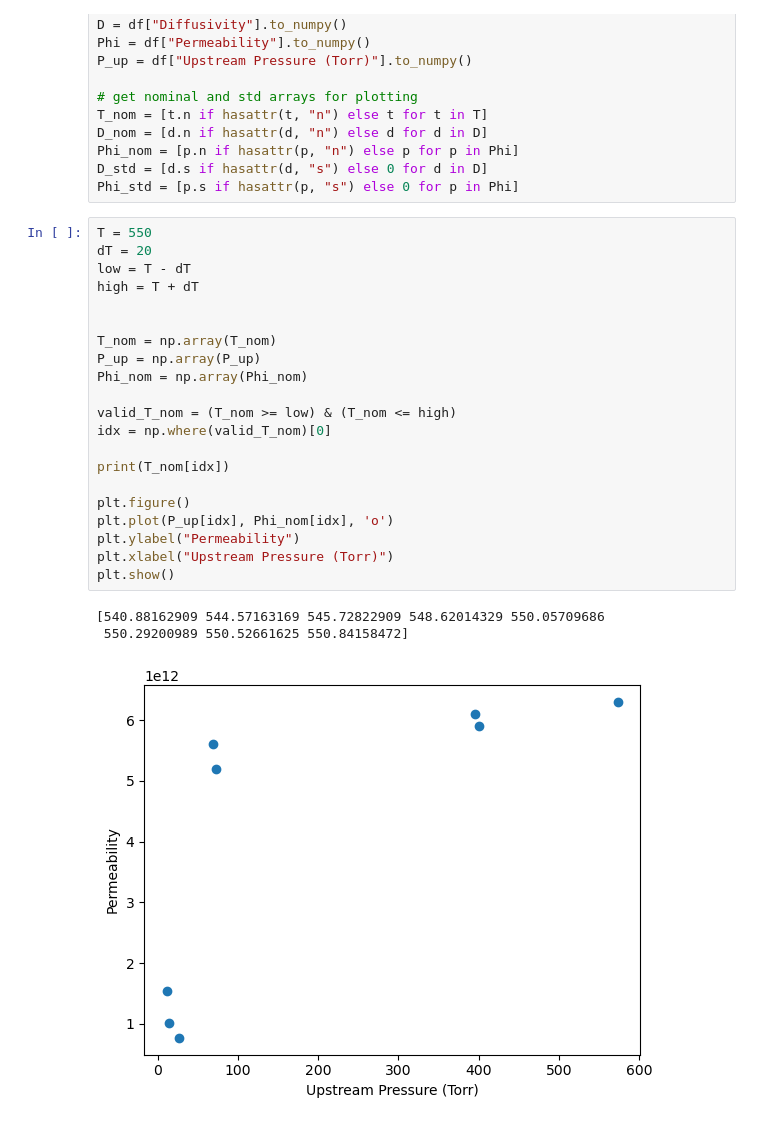
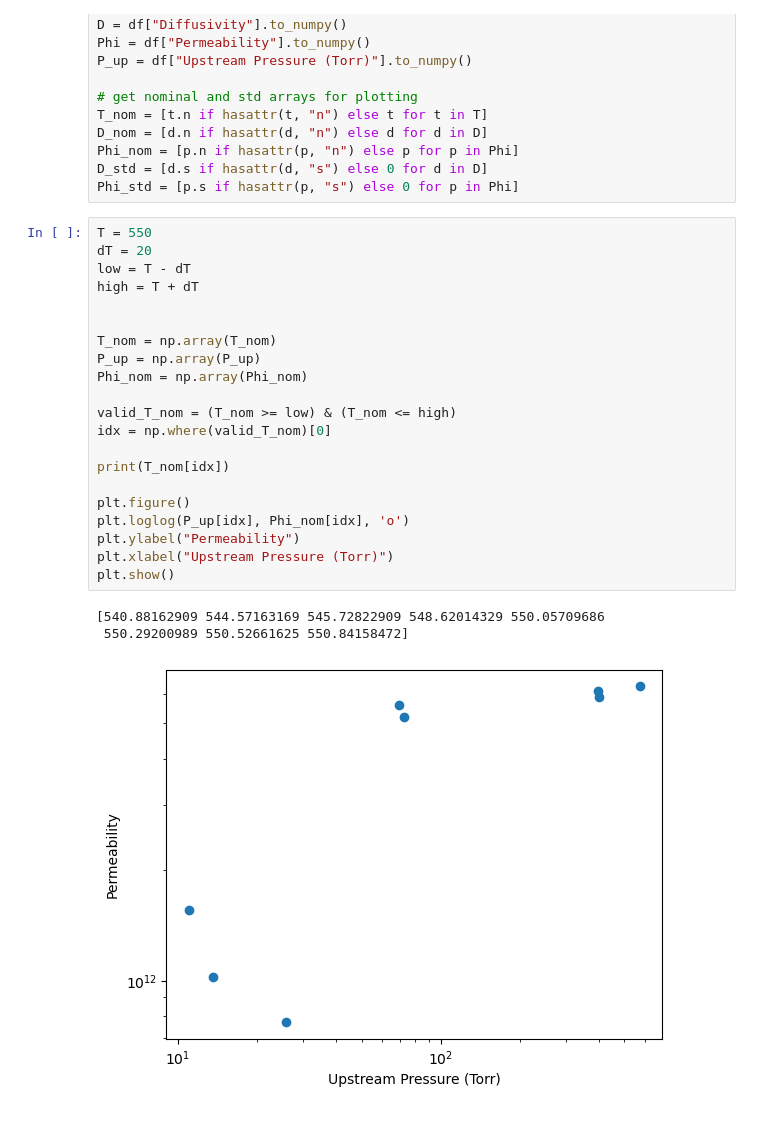
Before and after one commit to WeaverC20/permeation_barrier_analysis, a Jupyter notebook: ShieldRunsAnalysis/regime_analysis.ipynb, the cells around one changed output. Cells and saved outputs as stored; diff of their text form.

Commit message:
new regime analysis plot

```diff
--- a/ShieldRunsAnalysis/regime_analysis.ipynb
+++ b/ShieldRunsAnalysis/regime_analysis.ipynb
@@ -44,25 +44,25 @@ Phi_std = [p.s if hasattr(p, "s") else 0 for p in Phi]
 # %%
 T = 550
 dT = 20
 low = T - dT
 high = T + dT
 
 
 T_nom = np.array(T_nom)
 P_up = np.array(P_up)
 Phi_nom = np.array(Phi_nom)
 
 valid_T_nom = (T_nom >= low) & (T_nom <= high)
 idx = np.where(valid_T_nom)[0]
 
 print(T_nom[idx])
 
 plt.figure()
-plt.plot(P_up[idx], Phi_nom[idx], 'o')
+plt.loglog(P_up[idx], Phi_nom[idx], 'o')
 plt.ylabel("Permeability")
 plt.xlabel("Upstream Pressure (Torr)")
 plt.show()
 # %% [output]
 [540.88162909 544.57163169 545.72822909 548.62014329 550.05709686
  550.29200989 550.52661625 550.84158472]
-[figure, old version]
+[figure, new version]
```
Also changed, not shown: parts of 1 cell of this notebook.
